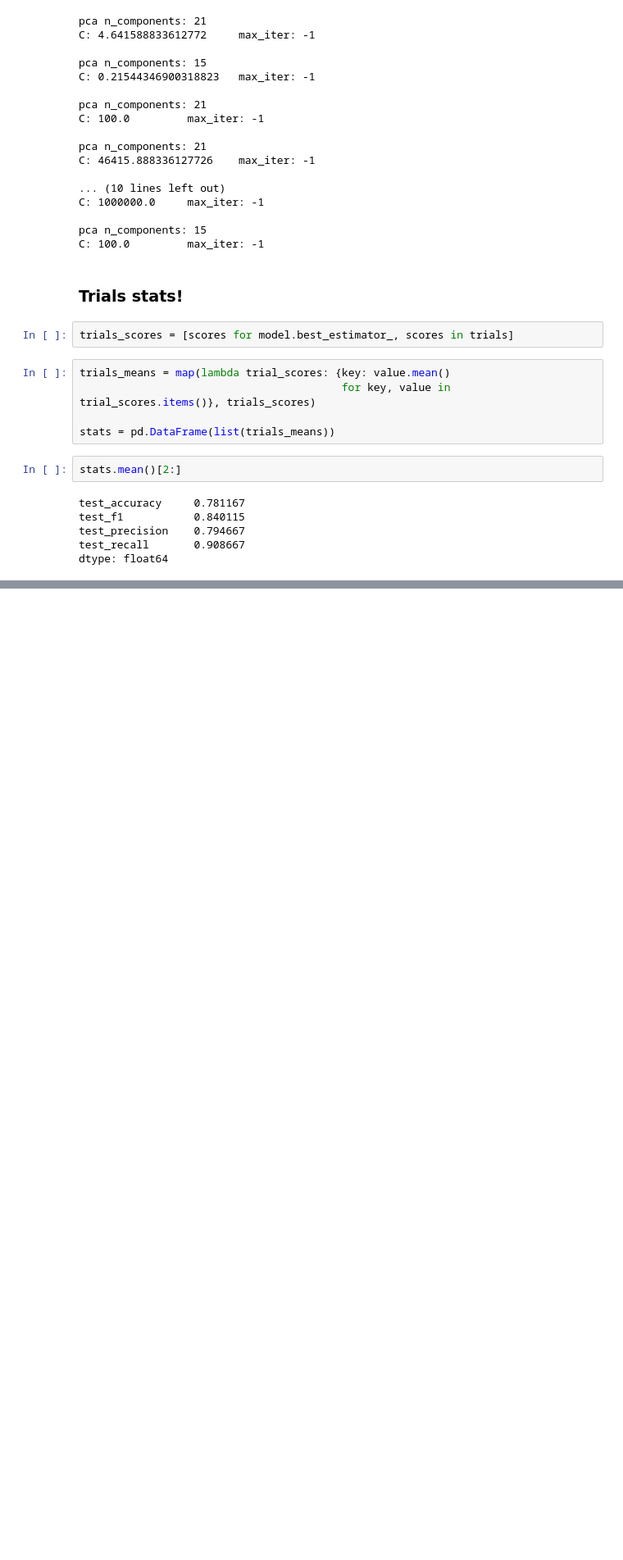
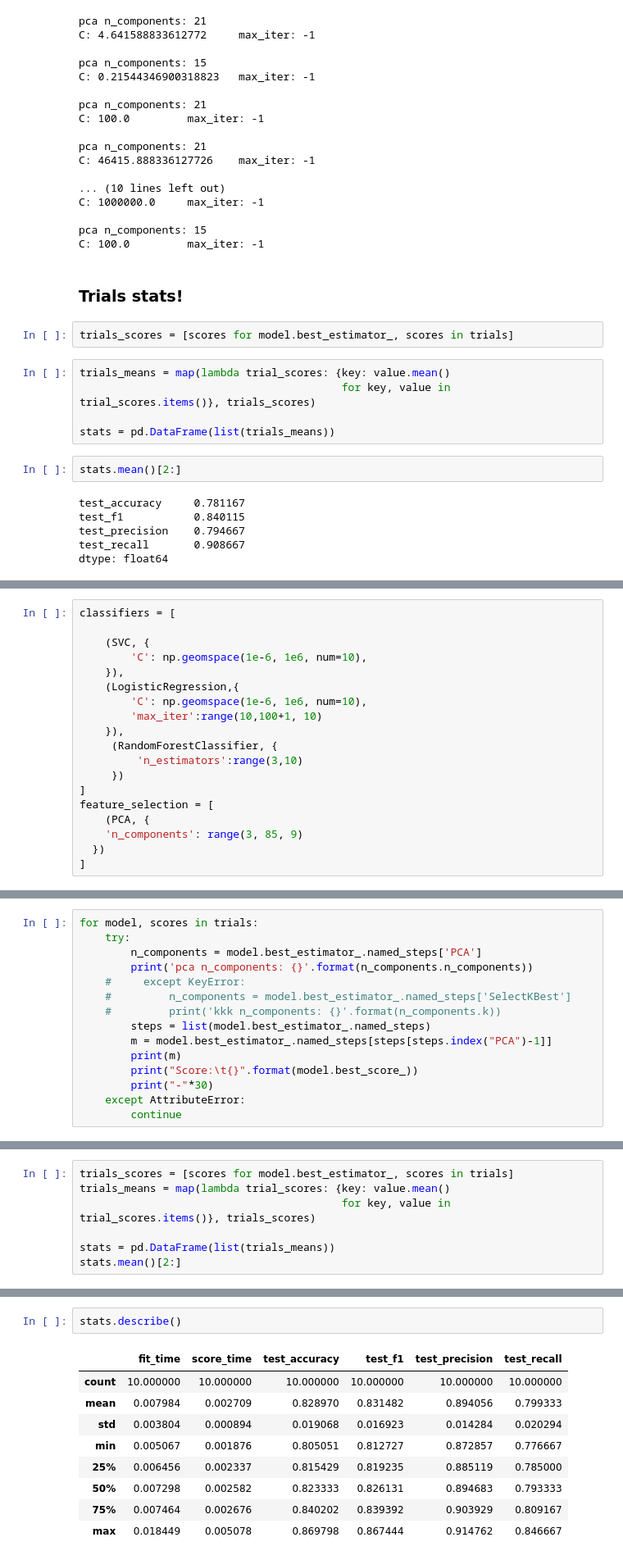
Before and after one commit to AmmarRashed/Genobolitics, a Jupyter notebook: notebooks/Classifier_diff.ipynb, the cells around one changed output, grey strips where cells are left out. Shown at 82% size. Cells and saved outputs as stored; diff of their text form; blank space fills up the shorter version.

```diff
--- a/notebooks/Classifier_diff.ipynb
+++ b/notebooks/Classifier_diff.ipynb
@@ -233,0 +277,19 @@ dtype: float64
+# %%
+classifiers = [
+
+    (SVC, {
+        'C': np.geomspace(1e-6, 1e6, num=10),
+    }),
+    (LogisticRegression,{
+        'C': np.geomspace(1e-6, 1e6, num=10),
+        'max_iter':range(10,100+1, 10)
+    }),
+     (RandomForestClassifier, {
+         'n_estimators':range(3,10)
+     })
+]
+feature_selection = [
+    (PCA, {
+    'n_components': range(3, 85, 9)
+  })
+]
@@ -233,0 +354,15 @@ dtype: float64
+# %%
+for model, scores in trials:
+    try:
+        n_components = model.best_estimator_.named_steps['PCA']
+        print('pca n_components: {}'.format(n_components.n_components))
+    #     except KeyError:
+    #         n_components = model.best_estimator_.named_steps['SelectKBest']
+    #         print('kkk n_components: {}'.format(n_components.k))
+        steps = list(model.best_estimator_.named_steps)
+        m = model.best_estimator_.named_steps[steps[steps.index("PCA")-1]]
+        print(m)
+        print("Score:\t{}".format(model.best_score_))
+        print("-"*30)
+    except AttributeError:
+        continue
@@ -233,0 +387,7 @@ dtype: float64
+# %%
+trials_scores = [scores for model.best_estimator_, scores in trials]
+trials_means = map(lambda trial_scores: {key: value.mean()
+                                         for key, value in trial_scores.items()}, trials_scores)
+
+stats = pd.DataFrame(list(trials_means))
+stats.mean()[2:]
@@ -233,0 +400,12 @@ dtype: float64
+# %%
+stats.describe()
+# %% [output]
+|  | fit_time | score_time | test_accuracy | test_f1 | test_precision | test_recall |
+| count | 10.000000 | 10.000000 | 10.000000 | 10.000000 | 10.000000 | 10.000000 |
+| mean | 0.007984 | 0.002709 | 0.828970 | 0.831482 | 0.894056 | 0.799333 |
+| std | 0.003804 | 0.000894 | 0.019068 | 0.016923 | 0.014284 | 0.020294 |
+| min | 0.005067 | 0.001876 | 0.805051 | 0.812727 | 0.872857 | 0.776667 |
+| 25% | 0.006456 | 0.002337 | 0.815429 | 0.819235 | 0.885119 | 0.785000 |
+| 50% | 0.007298 | 0.002582 | 0.823333 | 0.826131 | 0.894683 | 0.793333 |
+| 75% | 0.007464 | 0.002676 | 0.840202 | 0.839392 | 0.903929 | 0.809167 |
+| max | 0.018449 | 0.005078 | 0.869798 | 0.867444 | 0.914762 | 0.846667 |
```
Also changed, not shown: parts of 12 cells of this notebook, 3 other files.
